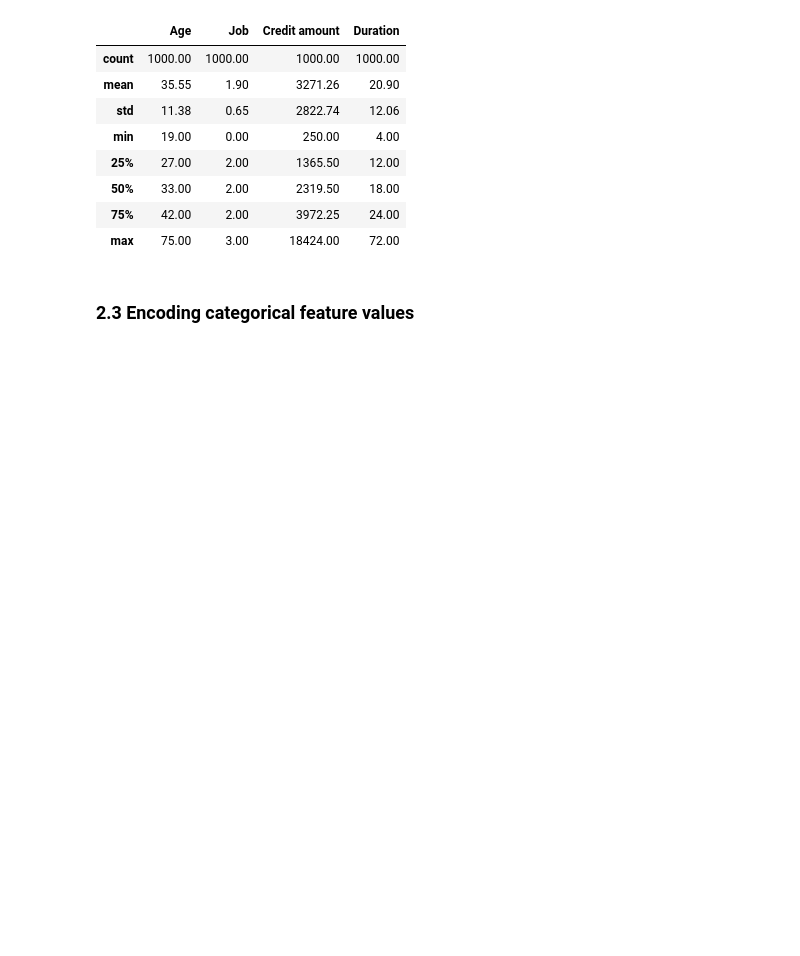
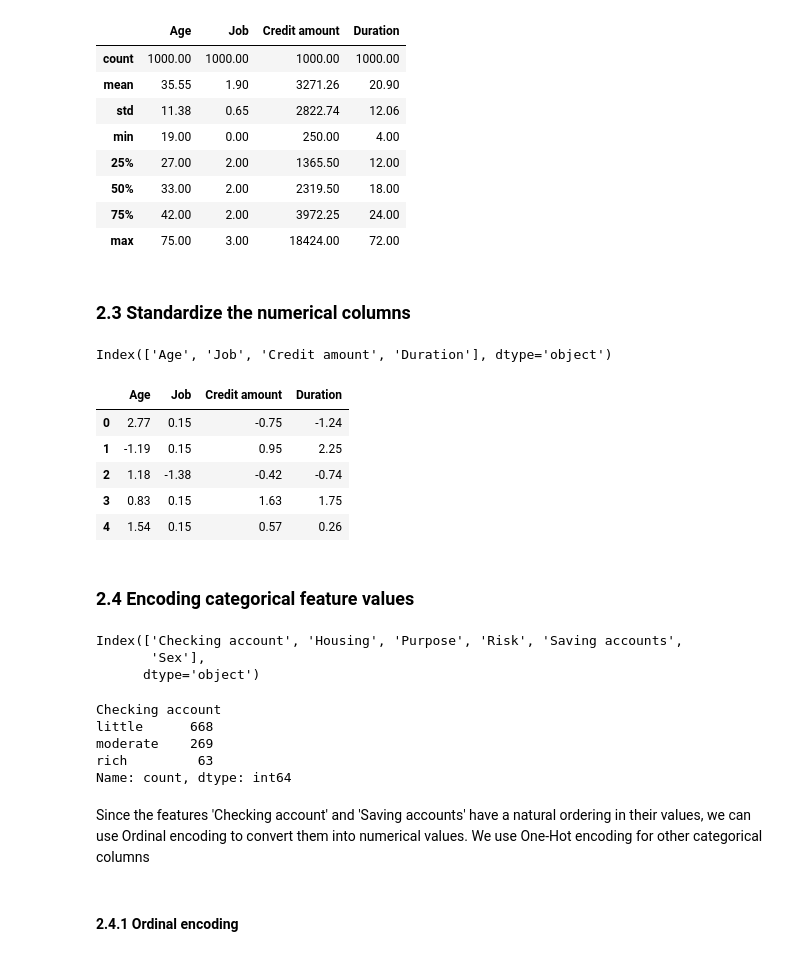
Before and after one commit to Akhila-Ravi1/Projects, a Jupyter notebook: CreditRisk/creditrisk.ipynb, the cells around one changed output. Drawn from its saved outputs; the diff is of its cells as text; code cells hidden in the pictures; blank space fills up the shorter version.

```diff
--- a/CreditRisk/creditrisk.ipynb
+++ b/CreditRisk/creditrisk.ipynb
@@ -143,5 +150,41 @@ df.describe()
 | 50% | 33.00 | 2.00 | 2319.50 | 18.00 |
 | 75% | 42.00 | 2.00 | 3972.25 | 24.00 |
 | max | 75.00 | 3.00 | 18424.00 | 72.00 |
+# %% [markdown]
+### 2.3 Standardize the numerical columns
+# %%
+num_cols
+# %% [output]
+Index(['Age', 'Job', 'Credit amount', 'Duration'], dtype='object')
+# %%
+scaler = StandardScaler()
+
+df_std = pd.DataFrame(scaler.fit_transform(df[num_cols]), columns=num_cols)
+df_std.head()
+# %% [output]
+|  | Age | Job | Credit amount | Duration |
+| 0 | 2.77 | 0.15 | -0.75 | -1.24 |
+| 1 | -1.19 | 0.15 | 0.95 | 2.25 |
+| 2 | 1.18 | -1.38 | -0.42 | -0.74 |
+| 3 | 0.83 | 0.15 | 1.63 | 1.75 |
+| 4 | 1.54 | 0.15 | 0.57 | 0.26 |
 # %% [markdown]
-### 2.3 Encoding categorical feature values
+### 2.4 Encoding categorical feature values
+# %%
+cat_cols
+# %% [output]
+Index(['Checking account', 'Housing', 'Purpose', 'Risk', 'Saving accounts',
+       'Sex'],
+      dtype='object')
+# %%
+df['Checking account'].value_counts()
+# %% [output]
+Checking account
+little      668
+moderate    269
+rich         63
+Name: count, dtype: int64
+# %% [markdown]
+Since the features 'Checking account' and 'Saving accounts' have a natural ordering in their values, we can use Ordinal encoding to convert them into numerical values. We use One-Hot encoding for other categorical columns
+# %% [markdown]
+#### 2.4.1 Ordinal encoding
```
Also changed, not shown: parts of 30 cells of this notebook, 1 other file.
